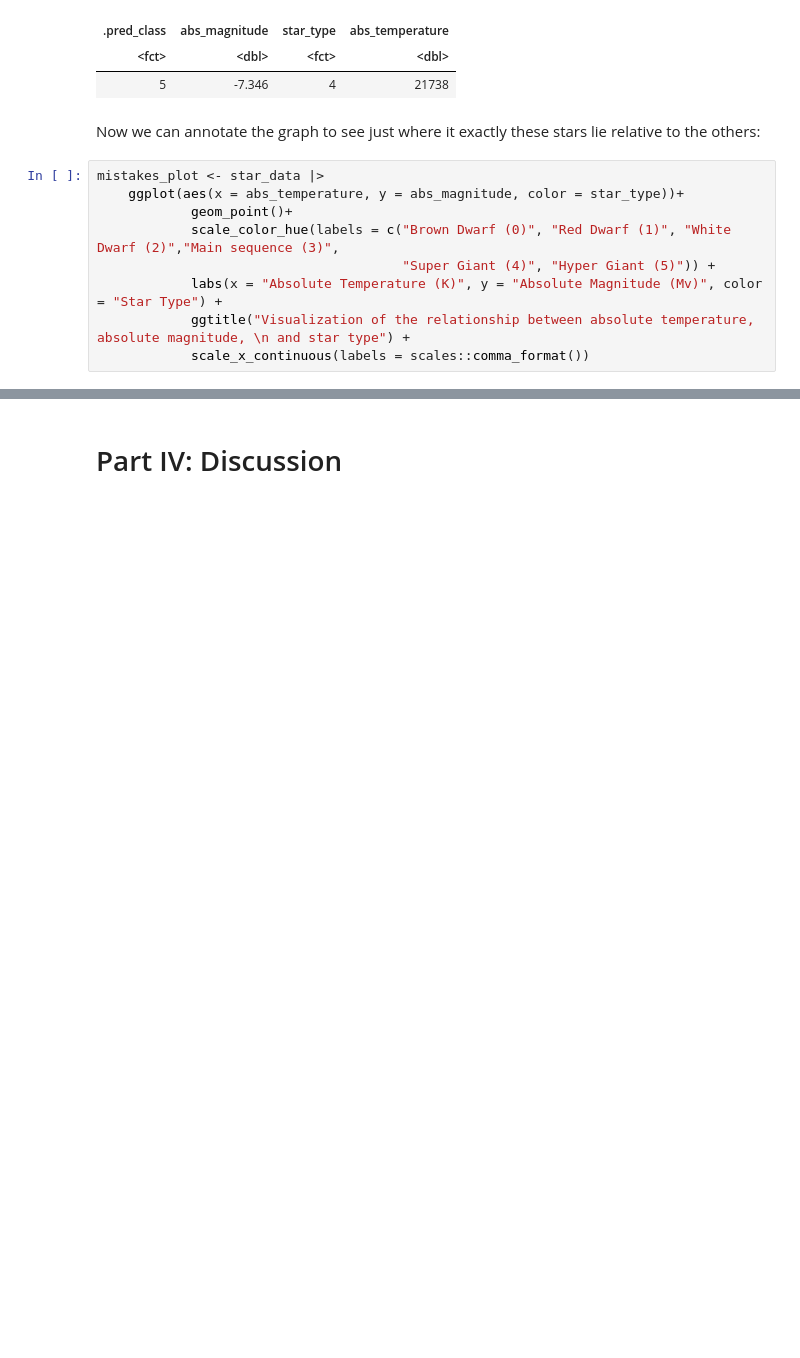
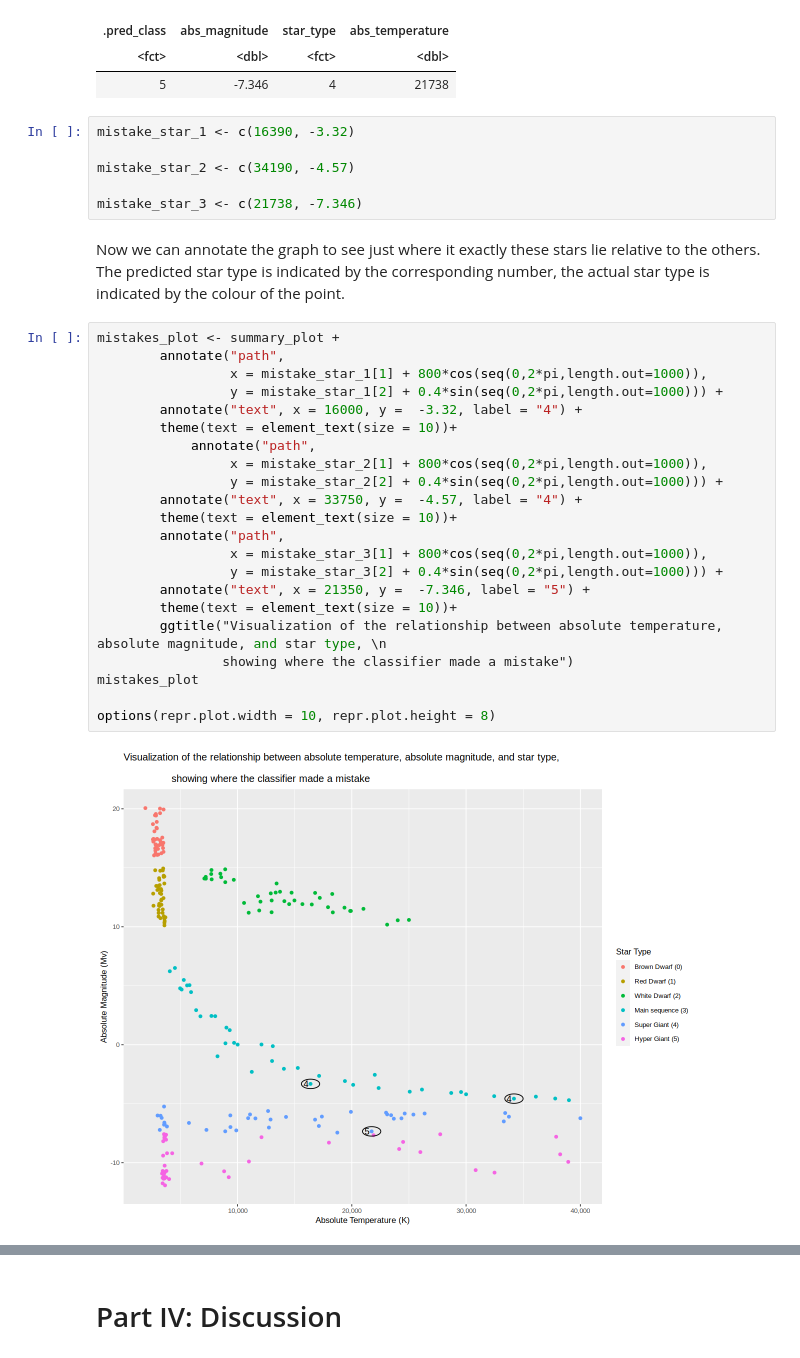
Before and after one commit to uchou92/dcsi-100-2023w1-group-28, a Jupyter notebook: Project_Proposal.ipynb, the cells around one changed output, grey strips where cells are left out. Cells and saved outputs as stored; diff of their text form; blank space fills up the shorter version.

```diff
--- a/Project_Proposal.ipynb
+++ b/Project_Proposal.ipynb
@@ -321,14 +323,35 @@ A tibble: 1 × 4
 | .pred_class | abs_magnitude | star_type | abs_temperature |
 | <fct> | <dbl> | <fct> | <dbl> |
 | 5 | -7.346 | 4 | 21738 |
+# %%
+mistake_star_1 <- c(16390, -3.32)
+
+mistake_star_2 <- c(34190, -4.57)
+
+mistake_star_3 <- c(21738, -7.346)
 # %% [markdown]
-Now we can annotate the graph to see just where it exactly these stars lie relative to the others:
+Now we can annotate the graph to see just where it exactly these stars lie relative to the others. The predicted star type is indicated by the corresponding number, the actual star type is indicated by the colour of the point.
 # %%
-mistakes_plot <- star_data |>
-    ggplot(aes(x = abs_temperature, y = abs_magnitude, color = star_type))+
-            geom_point()+
-            scale_color_hue(labels = c("Brown Dwarf (0)", "Red Dwarf (1)", "White Dwarf (2)","Main sequence (3)",
-                                       "Super Giant (4)", "Hyper Giant (5)")) +
-            labs(x = "Absolute Temperature (K)", y = "Absolute Magnitude (Mv)", color = "Star Type") +
-            ggtitle("Visualization of the relationship between absolute temperature, absolute magnitude, \n and star type") +
-            scale_x_continuous(labels = scales::comma_format())
+mistakes_plot <- summary_plot +
+        annotate("path",
+                 x = mistake_star_1[1] + 800*cos(seq(0,2*pi,length.out=1000)),
+                 y = mistake_star_1[2] + 0.4*sin(seq(0,2*pi,length.out=1000))) +
+        annotate("text", x = 16000, y =  -3.32, label = "4") +
+        theme(text = element_text(size = 10))+
+            annotate("path",
+                 x = mistake_star_2[1] + 800*cos(seq(0,2*pi,length.out=1000)),
+                 y = mistake_star_2[2] + 0.4*sin(seq(0,2*pi,length.out=1000))) +
+        annotate("text", x = 33750, y =  -4.57, label = "4") +
+        theme(text = element_text(size = 10))+
+        annotate("path",
+                 x = mistake_star_3[1] + 800*cos(seq(0,2*pi,length.out=1000)),
+                 y = mistake_star_3[2] + 0.4*sin(seq(0,2*pi,length.out=1000))) +
+        annotate("text", x = 21350, y =  -7.346, label = "5") +
+        theme(text = element_text(size = 10))+
+        ggtitle("Visualization of the relationship between absolute temperature, absolute magnitude, and star type, \n
+                showing where the classifier made a mistake")
+mistakes_plot
+
+options(repr.plot.width = 10, repr.plot.height = 8)
+# %% [output]
+[figure, added]
```
Also changed, not shown: parts of 4 cells of this notebook.
